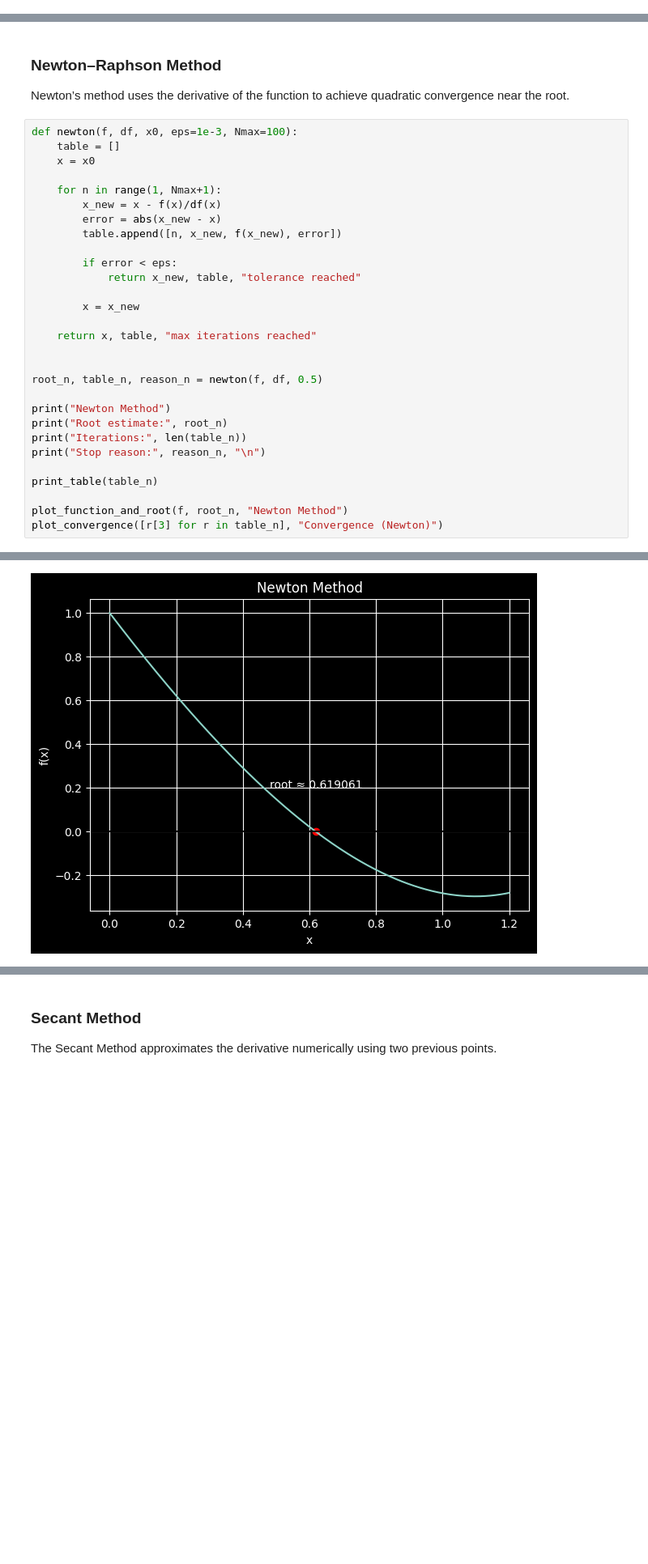
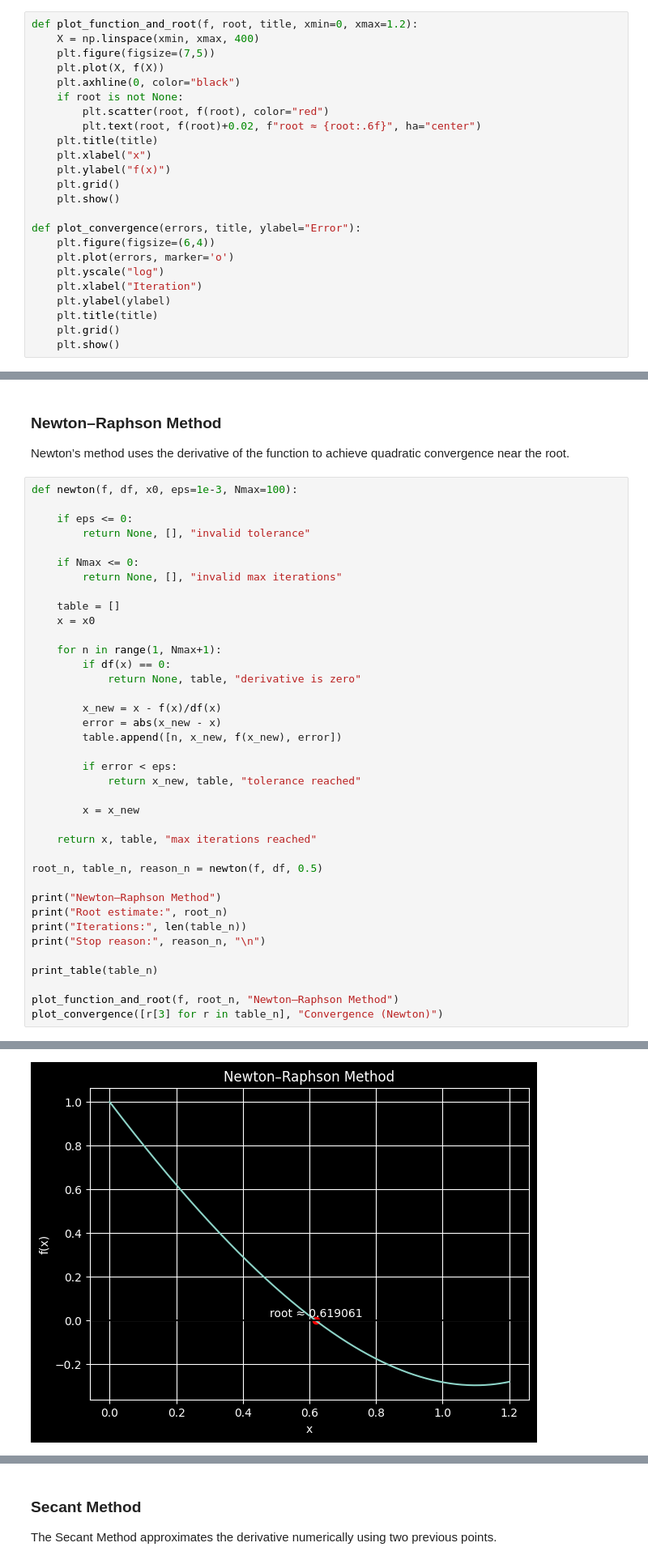
Before and after one commit to Altusha4/Root-Finding-Methods, a Jupyter notebook: notebook/Root_Finding_Methods.ipynb, the cells around one changed output, grey strips where cells are left out. Shown at 81% size. Cells and saved outputs as stored; diff of their text form; blank space fills up the shorter version.

Commit message:
Finalize notebook with all six root-finding methods, tables, convergence plots, reflections, and comparison summary

```diff
--- a/notebook/Root_Finding_Methods.ipynb
+++ b/notebook/Root_Finding_Methods.ipynb
@@ -49,3 +32,27 @@ def plot_convergence(errors, title, ylabel="Error"):
+# %%
+def plot_function_and_root(f, root, title, xmin=0, xmax=1.2):
+    X = np.linspace(xmin, xmax, 400)
+    plt.figure(figsize=(7,5))
+    plt.plot(X, f(X))
+    plt.axhline(0, color="black")
+    if root is not None:
+        plt.scatter(root, f(root), color="red")
+        plt.text(root, f(root)+0.02, f"root ≈ {root:.6f}", ha="center")
+    plt.title(title)
+    plt.xlabel("x")
+    plt.ylabel("f(x)")
+    plt.grid()
+    plt.show()
+
+def plot_convergence(errors, title, ylabel="Error"):
+    plt.figure(figsize=(6,4))
+    plt.plot(errors, marker='o')
+    plt.yscale("log")
+    plt.xlabel("Iteration")
+    plt.ylabel(ylabel)
+    plt.title(title)
+    plt.grid()
+    plt.show()
 # %% [markdown]
 ## Bisection Method
 
@@ -230,10 +261,20 @@ Newton’s method uses the derivative of the function to achieve
 quadratic convergence near the root.
 # %%
 def newton(f, df, x0, eps=1e-3, Nmax=100):
+
+    if eps <= 0:
+        return None, [], "invalid tolerance"
+
+    if Nmax <= 0:
+        return None, [], "invalid max iterations"
+
     table = []
     x = x0
 
     for n in range(1, Nmax+1):
+        if df(x) == 0:
+            return None, table, "derivative is zero"
+
         x_new = x - f(x)/df(x)
         error = abs(x_new - x)
         table.append([n, x_new, f(x_new), error])
@@ -245,16 +286,15 @@ def newton(f, df, x0, eps=1e-3, Nmax=100):
 
     return x, table, "max iterations reached"
 
-
 root_n, table_n, reason_n = newton(f, df, 0.5)
 
-print("Newton Method")
+print("Newton–Raphson Method")
 print("Root estimate:", root_n)
 print("Iterations:", len(table_n))
 print("Stop reason:", reason_n, "\n")
 
 print_table(table_n)
 
-plot_function_and_root(f, root_n, "Newton Method")
+plot_function_and_root(f, root_n, "Newton–Raphson Method")
 plot_convergence([r[3] for r in table_n], "Convergence (Newton)")
 # %% [output]
@@ -270,4 +310,4 @@ n        x_n             f(x_n)          error
-[figure, old version]
+[figure, new version]
 [figure]
 # %% [markdown]
 **Limitations:**
```
Also changed, not shown: parts of 21 cells of this notebook.
